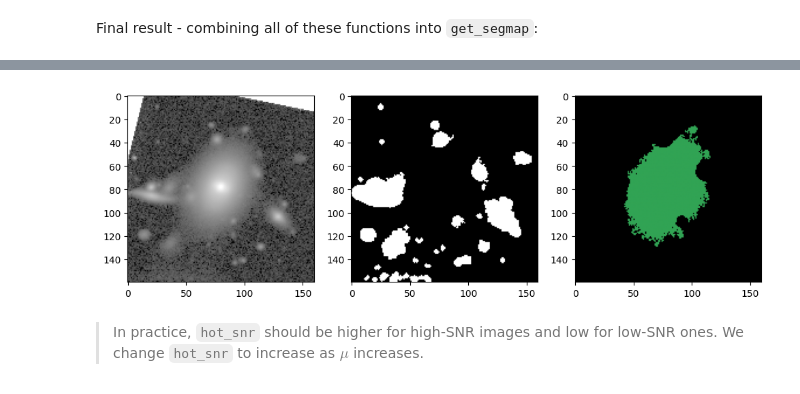
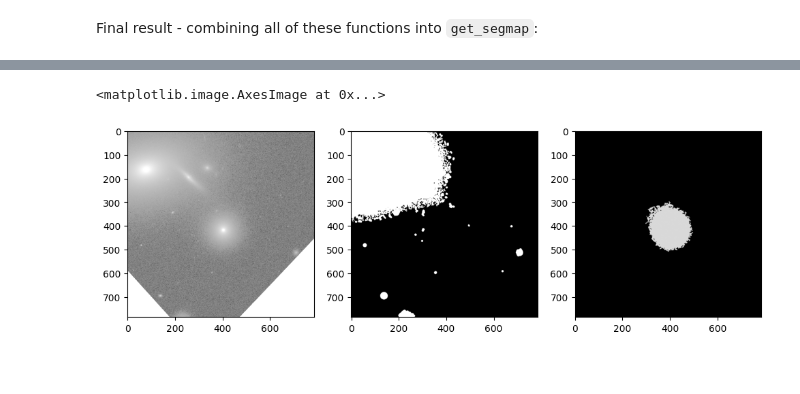
Before and after one commit to astro-nova/statmorph-lsst, a Jupyter notebook: test_suite/nbs/03 Segmentation.ipynb, the cells around one changed output, grey strips where cells are left out. Saved outputs shown, nothing was run; the diff lists cells and outputs as text; code cells hidden in the pictures.

```diff
--- a/test_suite/nbs/03 Segmentation.ipynb
+++ b/test_suite/nbs/03 Segmentation.ipynb
@@ -40,8 +38,22 @@ The autoreload extension is already loaded. To reload it, use:
 # %% [markdown]
 Load in an augmented image:
 # %%
-data = pd.read_csv('../data/catalogs/augments.csv')
+catalog = pd.read_csv('../data/catalogs/augments.csv')
+
+galaxy = "ngc4886"
+sblim_min = 22.75
+sblim_max = 24.5
+pxscale_min = 50
+pxscale_max = 100
+
+catalog = catalog[(catalog.galaxy == galaxy) &
+                      (catalog.sblim >= sblim_min) &
+                      (catalog.sblim <= sblim_max) &
+                      (catalog.pxscale_pc >= pxscale_min) &
+                      (catalog.pxscale_pc <= pxscale_max)]
+
+
 # row = data[data.pxscale_pc > 500].sample(n=1).iloc[0]
-row = data[(data.galaxy == 'gin762')  & (data.pxscale_pc < 300) & (data.sblim > 25.9)].sample(n=1).iloc[0]
+row = catalog.sample(n=1).iloc[0]
 row
 # %% [output]
@@ -171,9 +184,9 @@ axs[3].imshow(debl_mask)#, cmap=_segmap_cmap(cold))
 # %% [markdown]
 Final result - combining all of these functions into `get_segmap`:
 # %%
-segmask, segmap = get_segmap(img, mask, bgsd, min_area=5, hot_snr=15, cold_snr=2, nlevels=32, contrast=0.001, overlap_thresh=0.2)
+segmask, segmap = get_segmap(img, mask, bgsd, min_area=15, hot_snr=7, cold_snr=2, nlevels=32, contrast=0.001, overlap_thresh=0.2)
 fig, axs = plt.subplots(1, 3, figsize=(12,4))
 axs[0].imshow(-2.5*np.log10(np.abs(img)/pxscale**2) + zp, cmap='gray_r', vmin=17, vmax=30)
 axs[1].imshow(segmask, cmap='gray')
-axs[2].imshow(segmap.data, cmap=_segmap_cmap(cold))
+axs[2].imshow(segmap.data, cmap=_segmap_cmap(segmap))
 # %% [output]
@@ -181,3 +194,2 @@ axs[2].imshow(segmap.data, cmap=_segmap_cmap(cold))
+<matplotlib.image.AxesImage at 0x...>
-[figure, old version]
+[figure, new version]
-# %% [markdown]
-> In practice, `hot_snr` should be higher for high-SNR images and low for low-SNR ones. We change `hot_snr` to increase as $\mu$ increases.
```
Also changed, not shown: parts of 9 cells of this notebook, 2 other files.
